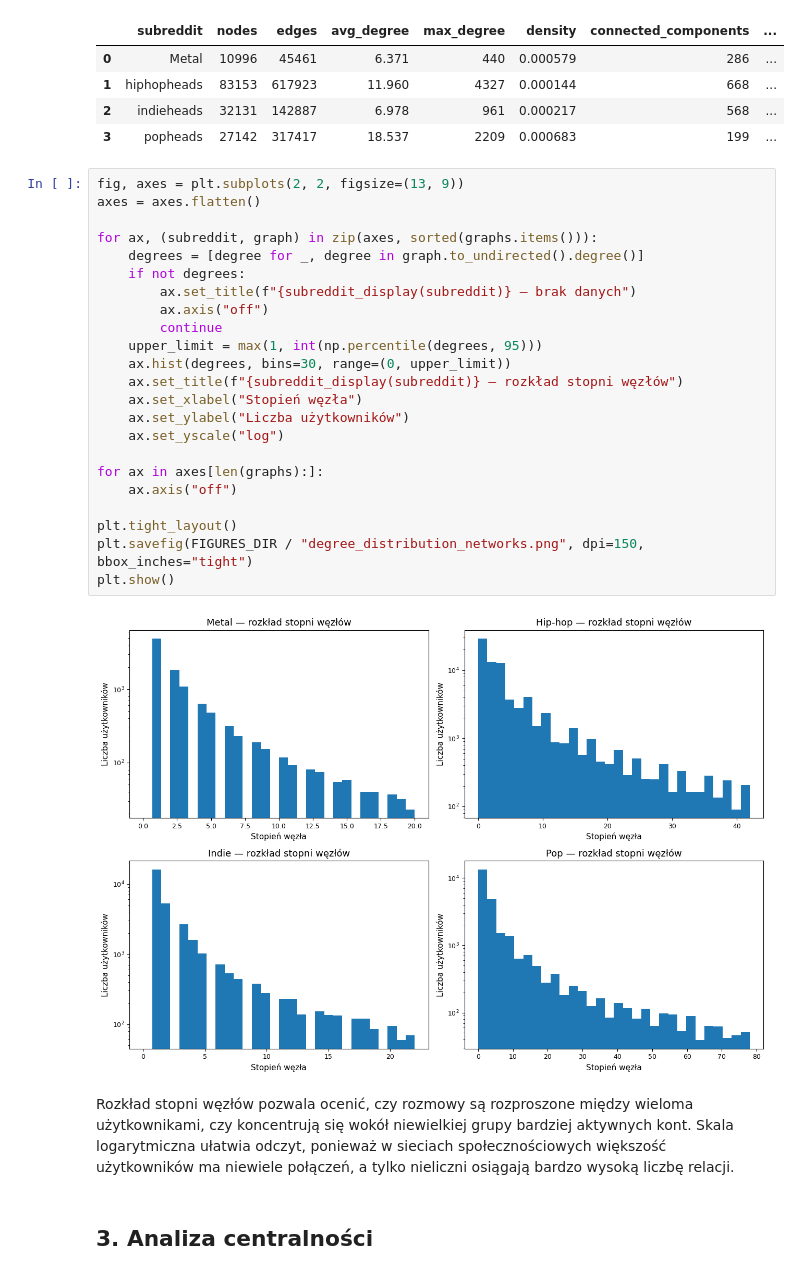
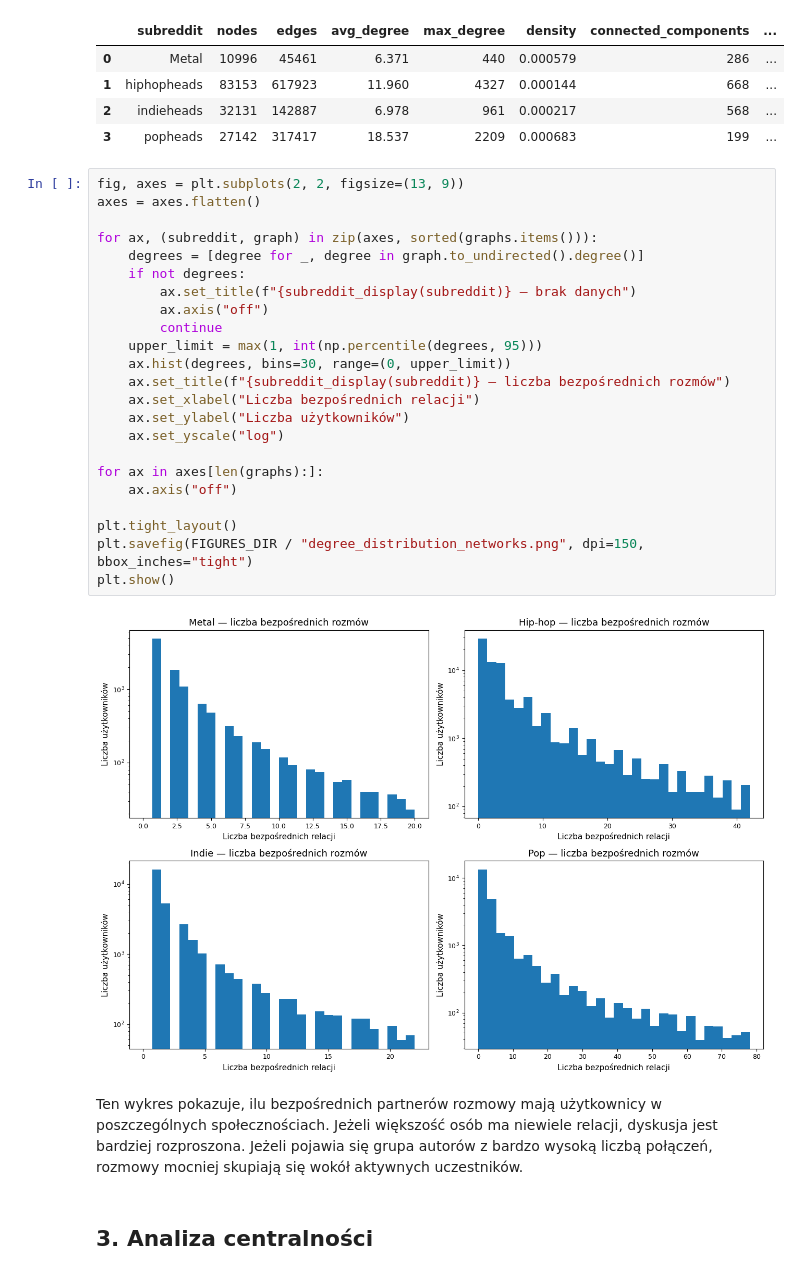
Before and after one commit to Weisjan/Reddit-Music-Community-Analysis, a Jupyter notebook: notebooks/03_network_analysis_uporzadkowany.ipynb, the cells around one changed output. Drawn from its saved outputs; the diff is of its cells as text.

```diff
--- a/notebooks/03_network_analysis_uporzadkowany.ipynb
+++ b/notebooks/03_network_analysis_uporzadkowany.ipynb
@@ -294,30 +294,30 @@ basic_metrics_df
 # %%
 fig, axes = plt.subplots(2, 2, figsize=(13, 9))
 axes = axes.flatten()
 
 for ax, (subreddit, graph) in zip(axes, sorted(graphs.items())):
     degrees = [degree for _, degree in graph.to_undirected().degree()]
     if not degrees:
         ax.set_title(f"{subreddit_display(subreddit)} — brak danych")
         ax.axis("off")
         continue
     upper_limit = max(1, int(np.percentile(degrees, 95)))
     ax.hist(degrees, bins=30, range=(0, upper_limit))
-    ax.set_title(f"{subreddit_display(subreddit)} — rozkład stopni węzłów")
-    ax.set_xlabel("Stopień węzła")
+    ax.set_title(f"{subreddit_display(subreddit)} — liczba bezpośrednich rozmów")
+    ax.set_xlabel("Liczba bezpośrednich relacji")
     ax.set_ylabel("Liczba użytkowników")
     ax.set_yscale("log")
 
 for ax in axes[len(graphs):]:
     ax.axis("off")
 
 plt.tight_layout()
 plt.savefig(FIGURES_DIR / "degree_distribution_networks.png", dpi=150, bbox_inches="tight")
 plt.show()
 # %% [output]
-[figure, old version]
+[figure, new version]
 # %% [markdown]
-Rozkład stopni węzłów pozwala ocenić, czy rozmowy są rozproszone między wieloma użytkownikami, czy koncentrują się wokół niewielkiej grupy bardziej aktywnych kont. Skala logarytmiczna ułatwia odczyt, ponieważ w sieciach społecznościowych większość użytkowników ma niewiele połączeń, a tylko nieliczni osiągają bardzo wysoką liczbę relacji.
+Ten wykres pokazuje, ilu bezpośrednich partnerów rozmowy mają użytkownicy w poszczególnych społecznościach. Jeżeli większość osób ma niewiele relacji, dyskusja jest bardziej rozproszona. Jeżeli pojawia się grupa autorów z bardzo wysoką liczbą połączeń, rozmowy mocniej skupiają się wokół aktywnych uczestników.
 # %% [markdown]
 ## 3. Analiza centralności
 # %%
```
Also changed, not shown: parts of 23 cells of this notebook, 11 other files.
